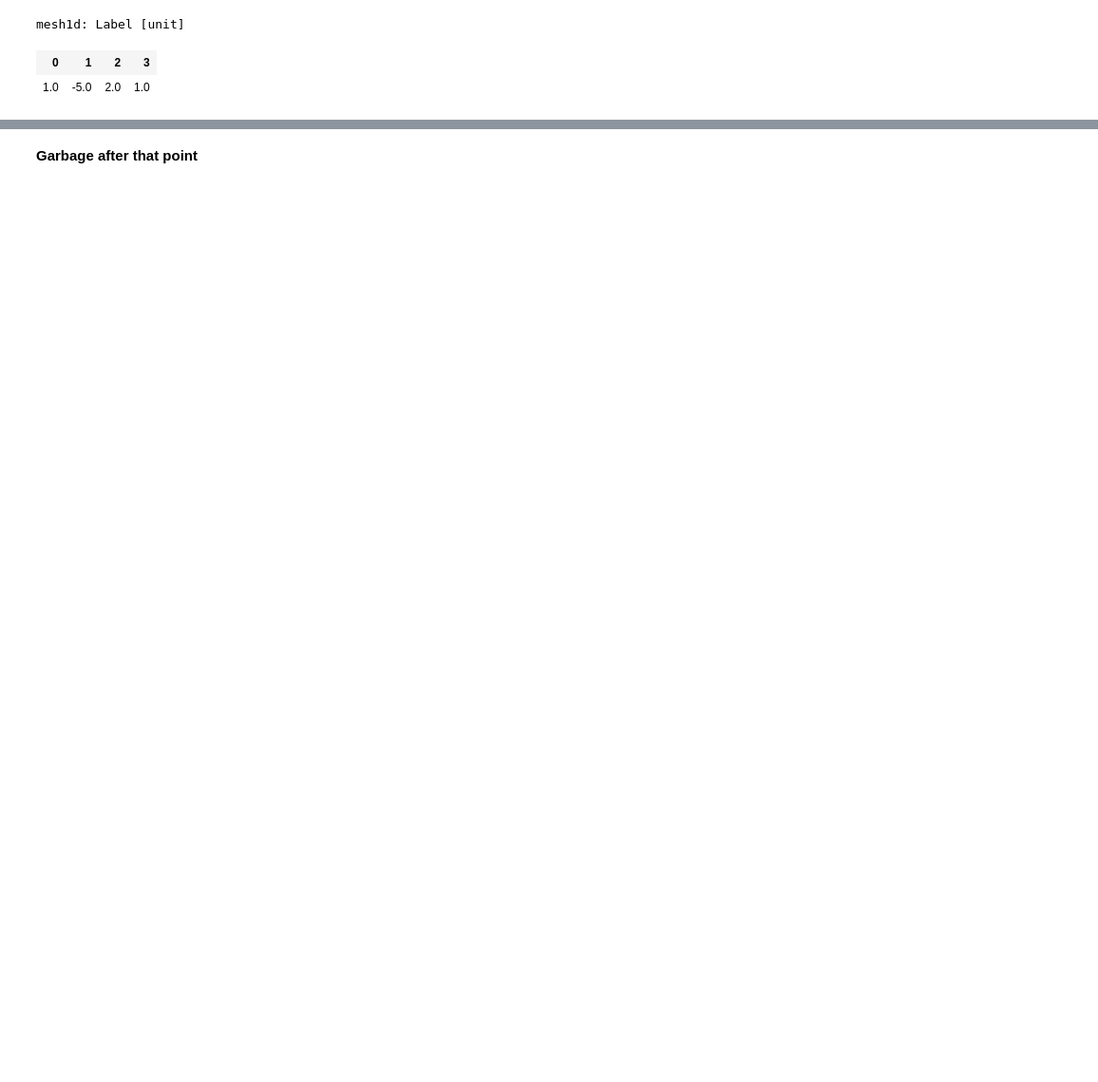
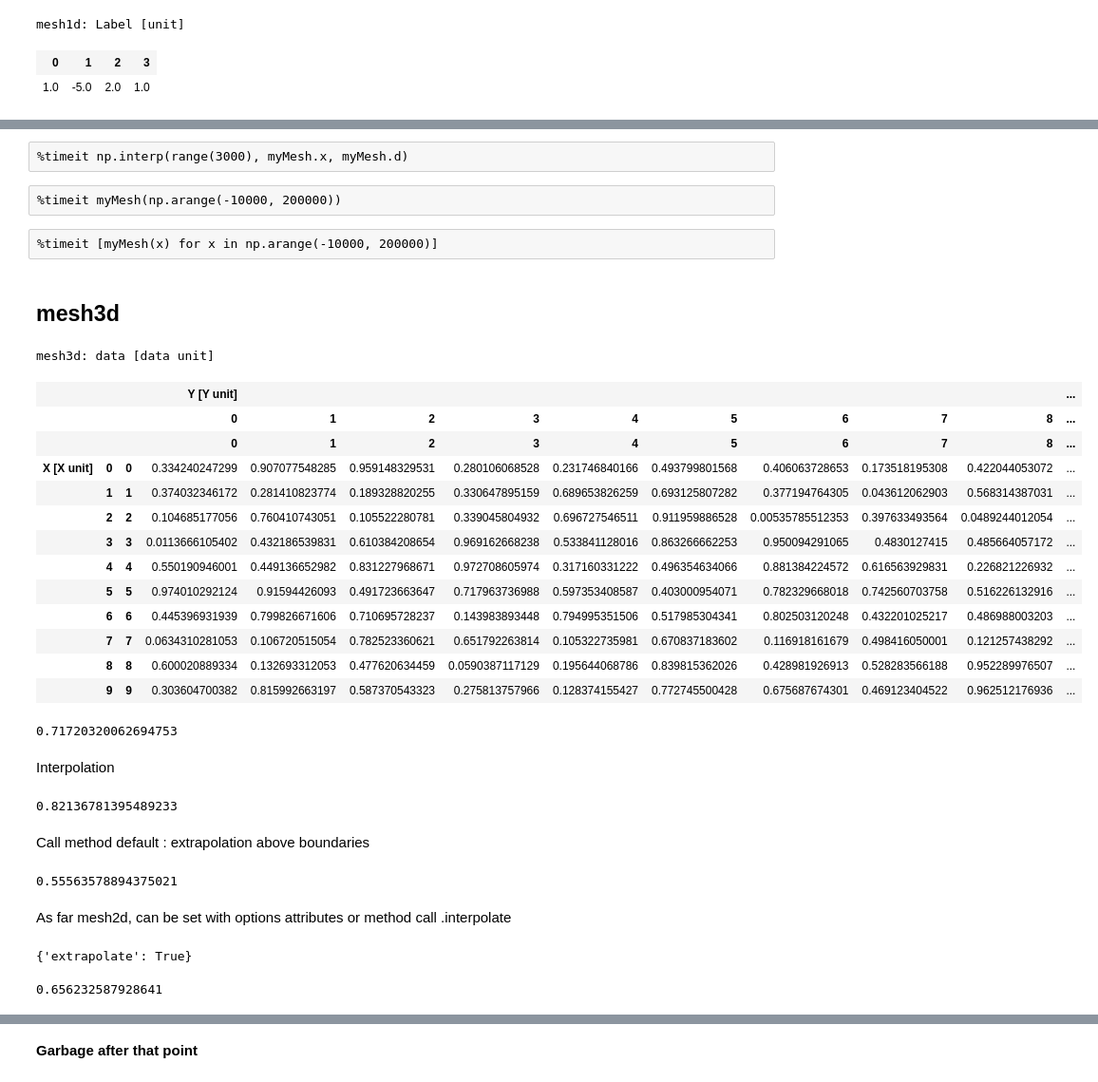
Before and after one commit to e-roux/lerp, a Jupyter notebook: docs/_src/lerp.ipynb, the cells around one changed output, grey strips where cells are left out. Shown: that part at 95% size. Saved outputs shown, nothing was run; the diff lists cells and outputs as text; code cells hidden in the pictures; blank space fills up the shorter version.

Commit message:
Added mesh3d example

```diff
--- a/docs/_src/lerp.ipynb
+++ b/docs/_src/lerp.ipynb
@@ -378,0 +365,55 @@ for _a in test:
+# %% [raw]
+%timeit np.interp(range(3000), myMesh.x, myMesh.d)
+# %% [raw]
+%timeit myMesh(np.arange(-10000, 200000))
+# %% [raw]
+%timeit [myMesh(x) for x in np.arange(-10000, 200000)]
+# %% [markdown]
+## mesh3d
+# %%
+m3d = mesh3d(x=np.arange(10), x_label="X", x_unit="X unit",
+             y=np.arange(10), y_label="Y", y_unit="Y unit",
+             d=np.random.random((10,10)), label="data", unit="data unit")
+# %%
+m3d
+# %% [output]
+mesh3d: data [data unit]
+|  |  |  | Y [Y unit] |  |  |  |  |  |  |  |  | ... |
+|  |  |  | 0 | 1 | 2 | 3 | 4 | 5 | 6 | 7 | 8 | ... |
+|  |  |  | 0 | 1 | 2 | 3 | 4 | 5 | 6 | 7 | 8 | ... |
+| X [X unit] | 0 | 0 | 0.334240247299 | 0.907077548285 | 0.959148329531 | 0.280106068528 | 0.231746840166 | 0.493799801568 | 0.406063728653 | 0.173518195308 | 0.422044053072 | ... |
+|  | 1 | 1 | 0.374032346172 | 0.281410823774 | 0.189328820255 | 0.330647895159 | 0.689653826259 | 0.693125807282 | 0.377194764305 | 0.043612062903 | 0.568314387031 | ... |
+|  | 2 | 2 | 0.104685177056 | 0.760410743051 | 0.105522280781 | 0.339045804932 | 0.696727546511 | 0.911959886528 | 0.00535785512353 | 0.397633493564 | 0.0489244012054 | ... |
+|  | 3 | 3 | 0.0113666105402 | 0.432186539831 | 0.610384208654 | 0.969162668238 | 0.533841128016 | 0.863266662253 | 0.950094291065 | 0.4830127415 | 0.485664057172 | ... |
+|  | 4 | 4 | 0.550190946001 | 0.449136652982 | 0.831227968671 | 0.972708605974 | 0.317160331222 | 0.496354634066 | 0.881384224572 | 0.616563929831 | 0.226821226932 | ... |
+|  | 5 | 5 | 0.974010292124 | 0.91594426093 | 0.491723663647 | 0.717963736988 | 0.597353408587 | 0.403000954071 | 0.782329668018 | 0.742560703758 | 0.516226132916 | ... |
+|  | 6 | 6 | 0.445396931939 | 0.799826671606 | 0.710695728237 | 0.143983893448 | 0.794995351506 | 0.517985304341 | 0.802503120248 | 0.432201025217 | 0.486988003203 | ... |
+|  | 7 | 7 | 0.0634310281053 | 0.106720515054 | 0.782523360621 | 0.651792263814 | 0.105322735981 | 0.670837183602 | 0.116918161679 | 0.498416050001 | 0.121257438292 | ... |
+|  | 8 | 8 | 0.600020889334 | 0.132693312053 | 0.477620634459 | 0.0590387117129 | 0.195644068786 | 0.839815362026 | 0.428981926913 | 0.528283566188 | 0.952289976507 | ... |
+|  | 9 | 9 | 0.303604700382 | 0.815992663197 | 0.587370543323 | 0.275813757966 | 0.128374155427 | 0.772745500428 | 0.675687674301 | 0.469123404522 | 0.962512176936 | ... |
+# %%
+m3d(4.5, 5.7)
+# %% [output]
+0.71720320062694753
+# %% [markdown]
+Interpolation
+# %%
+m3d(3.5, 5.6)
+# %% [output]
+0.82136781395489233
+# %% [markdown]
+Call method default : extrapolation above boundaries
+# %%
+m3d(9.1,9.4)
+# %% [output]
+0.55563578894375021
+# %% [markdown]
+As far mesh2d, can be set with options attributes or method call .interpolate
+# %%
+m3d.options
+# %% [output]
+{'extrapolate': True}
+# %%
+m3d.interpolate(9.1,9.4)
+# %% [output]
+0.656232587928641
```
Also changed, not shown: parts of 21 cells of this notebook.
